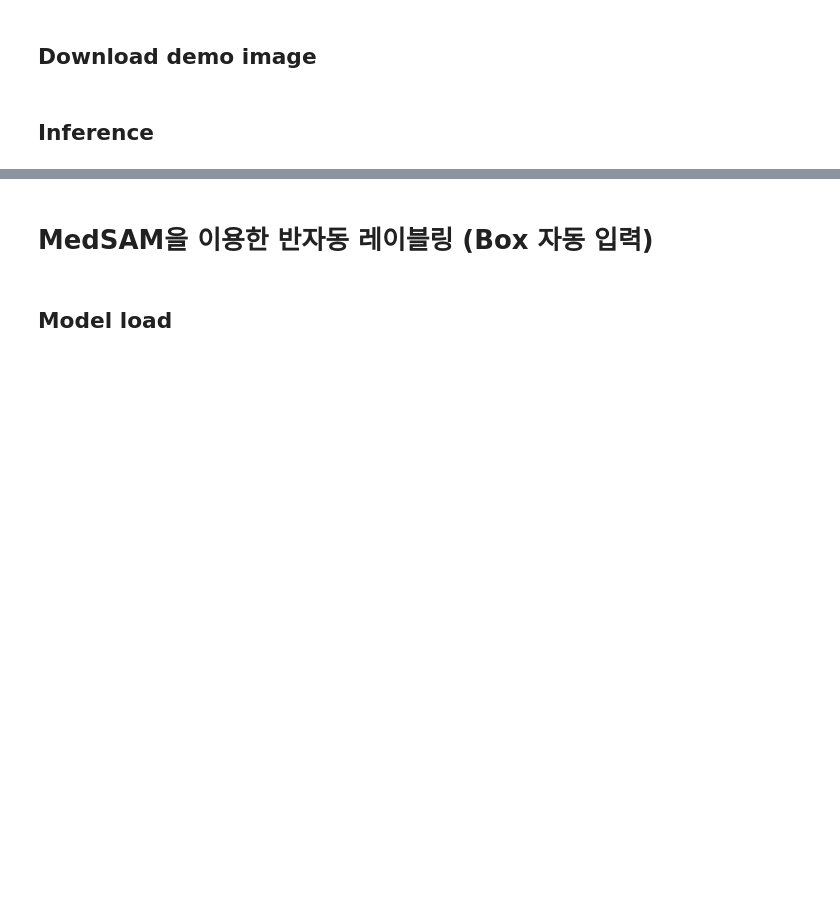
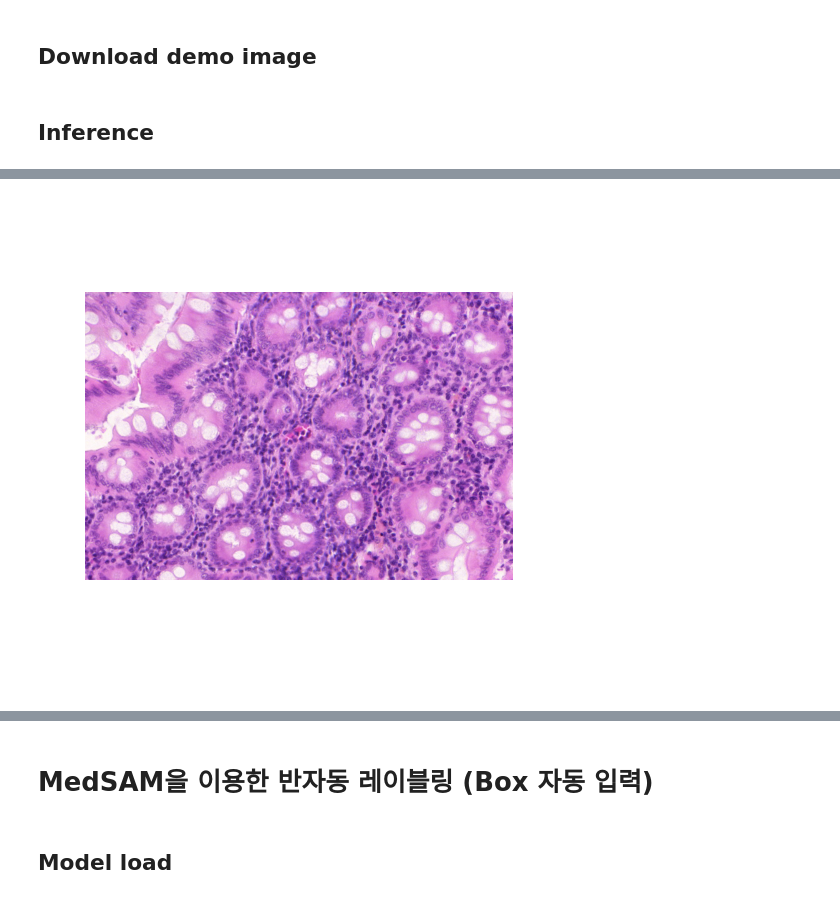
Before and after one commit to younggon2/Education-ComputerVision-SAM, a Jupyter notebook: SAM_MedSAM_tutorial.ipynb, the cells around one changed output, grey strips where cells are left out. Drawn from its saved outputs; the diff is of its cells as text; code cells hidden in the pictures; blank space fills up the shorter version.

```diff
--- a/SAM_MedSAM_tutorial.ipynb
+++ b/SAM_MedSAM_tutorial.ipynb
@@ -65,0 +95,23 @@ plt.show()
+# %%
+SAM_CKPT_PATH = "sam_vit_b_01ec64.pth"
+device = "cuda"
+sam_model = sam_model_registry['vit_b'](checkpoint=SAM_CKPT_PATH)
+sam_model = sam_model.to(device)
+sam_model.eval()
+
+MedSAM_CKPT_PATH = "medsam_vit_b.pth"
+device = "cuda"
+medsam_model = sam_model_registry['vit_b'](checkpoint=MedSAM_CKPT_PATH)
+medsam_model = medsam_model.to(device)
+# %%
+# SAM inference
+%matplotlib widget
+
+ct_img = 'ct.png'
+bbox_prompt_demo = BboxPromptDemo(sam_model)
+bbox_prompt_demo.show(ct_img)
+
+# pathology_img = 'pathology.png'
+# bbox_prompt_demo = BboxPromptDemo(sam_model)
+# bbox_prompt_demo.show(pathology_img)
+# %% [output]
@@ -65,0 +119 @@ plt.show()
+[figure, added]
```
Also changed, not shown: parts of 9 cells of this notebook.
